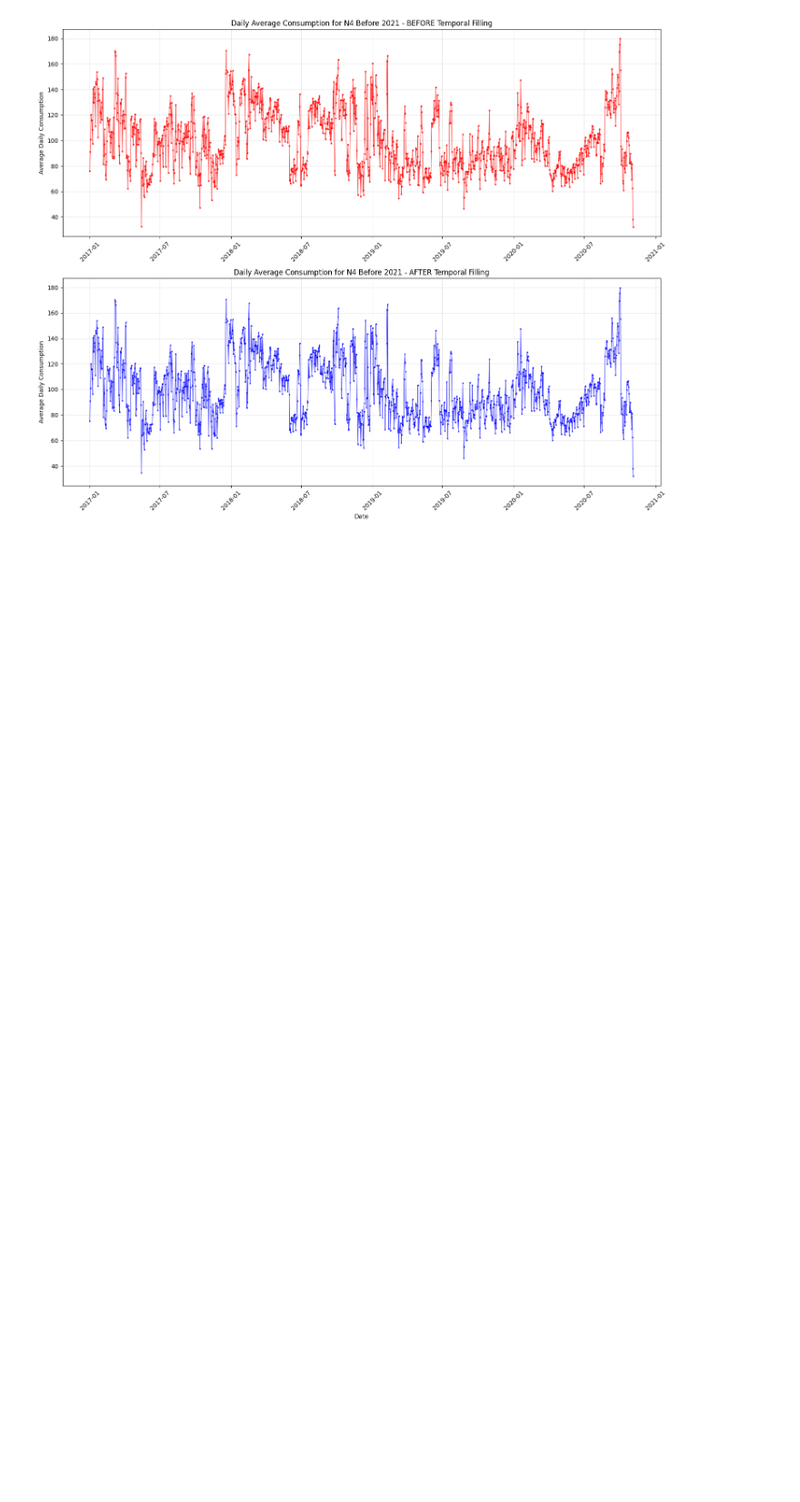
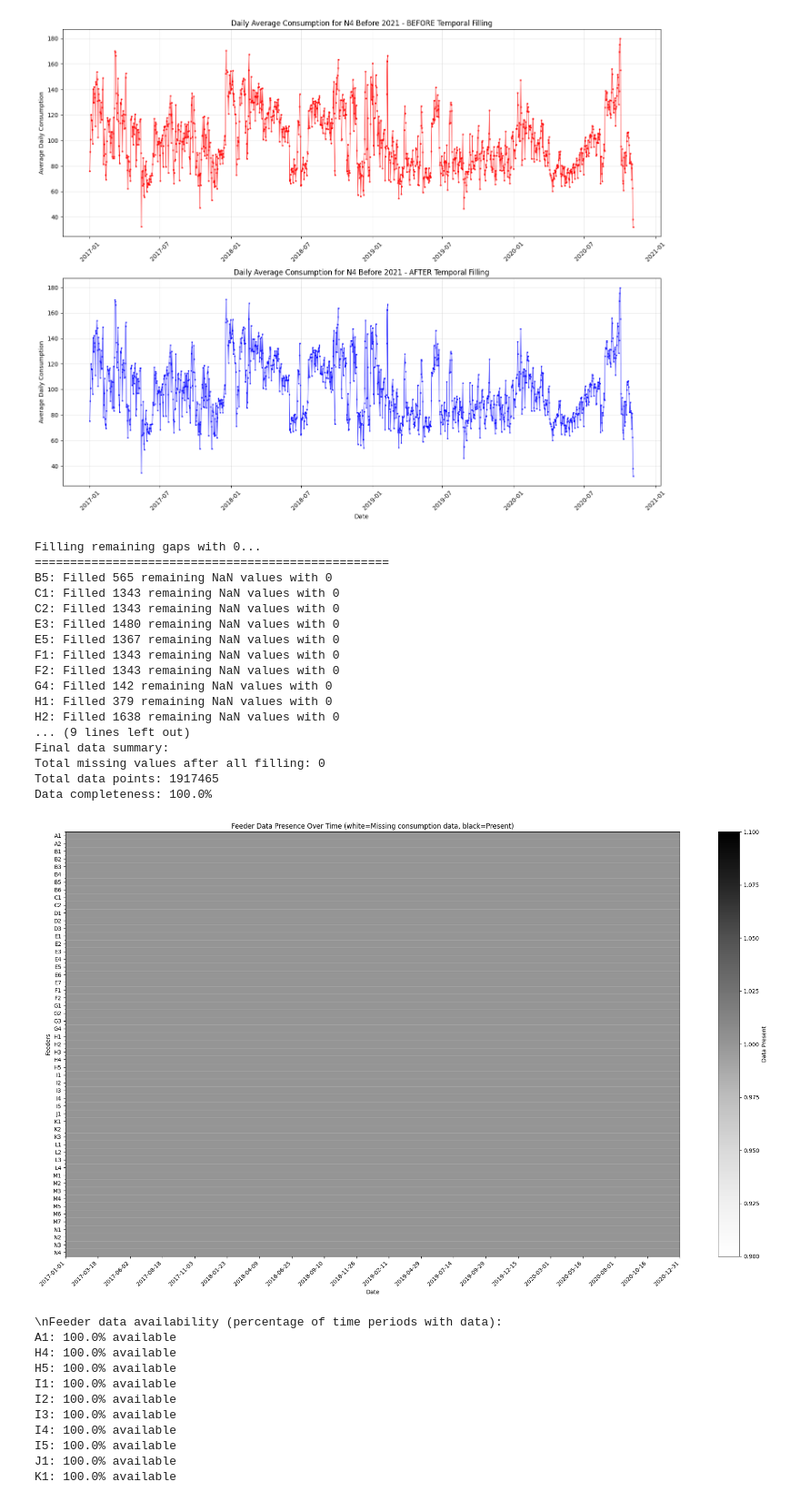
Before and after one commit to NicolaiBaklund/IT3212, a Jupyter notebook: notebooks/Paraguay/missing/missing_values.ipynb, the cells around one changed output. Shown at 91% size. Cells and saved outputs as stored; diff of their text form; code cells hidden in the pictures; blank space fills up the shorter version.

Commit message:
added som comments regarding consumption data

```diff
--- a/notebooks/Paraguay/missing/missing_values.ipynb
+++ b/notebooks/Paraguay/missing/missing_values.ipynb
@@ -466,6 +469,62 @@ plt.show()
 # %% [output]
 [figure]
 # %%
-## Fill the remaining gaps with
+# Fill the remaining gaps with 0
 
-df.
+# Fill remaining NaN values with 0 for all feeders
+pivot_df_final_filled = pivot_df_temporal_filled.copy()
+pivot_df_final_filled = pivot_df_final_filled.fillna(0)
+
+print("Filling remaining gaps with 0...")
+print("=" * 50)
+
+# Check how many values were filled with 0
+for feeder in pivot_df_final_filled.columns:
+    temporal_nan_count = pivot_df_temporal_filled[feeder].isna().sum()
+    if temporal_nan_count > 0:
+        print(f"{feeder}: Filled {temporal_nan_count} remaining NaN values with 0")
+
+# Convert back to long format
+df_consumption_final_filled = pivot_df_final_filled.reset_index().melt(
+    id_vars=['datetime'],
+    var_name='feeder',
+    value_name='consumption'
+)
+
+print(f"\nFinal data summary:")
+print(f"Total missing values after all filling: {pivot_df_final_filled.isna().sum().sum()}")
+print(f"Total data points: {pivot_df_final_filled.size}")
+print(f"Data completeness: {((pivot_df_final_filled.size - pivot_df_final_filled.isna().sum().sum()) / pivot_df_final_filled.size * 100):.1f}%")
+
+# Show final missing data visualization
+show_missing_data(df_consumption_final_filled)
+# %% [output]
+Filling remaining gaps with 0...
+==================================================
+B5: Filled 565 remaining NaN values with 0
+C1: Filled 1343 remaining NaN values with 0
+C2: Filled 1343 remaining NaN values with 0
+E3: Filled 1480 remaining NaN values with 0
+E5: Filled 1367 remaining NaN values with 0
+F1: Filled 1343 remaining NaN values with 0
+F2: Filled 1343 remaining NaN values with 0
+G4: Filled 142 remaining NaN values with 0
+H1: Filled 379 remaining NaN values with 0
+H2: Filled 1638 remaining NaN values with 0
+... (9 lines left out)
+Final data summary:
+Total missing values after all filling: 0
+Total data points: 1917465
+Data completeness: 100.0%
+[figure, added]
+\nFeeder data availability (percentage of time periods with data):
+A1: 100.0% available
+H4: 100.0% available
+H5: 100.0% available
+I1: 100.0% available
+I2: 100.0% available
+I3: 100.0% available
+I4: 100.0% available
+I5: 100.0% available
+J1: 100.0% available
+K1: 100.0% available
```
Also changed, not shown: parts of 3 cells of this notebook.
